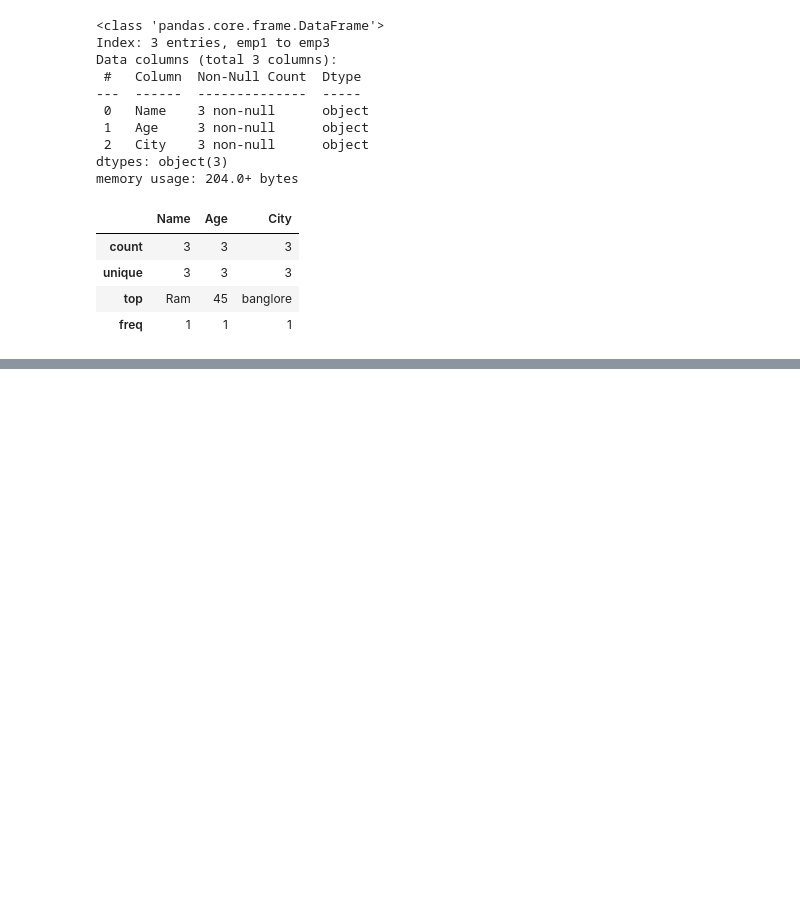
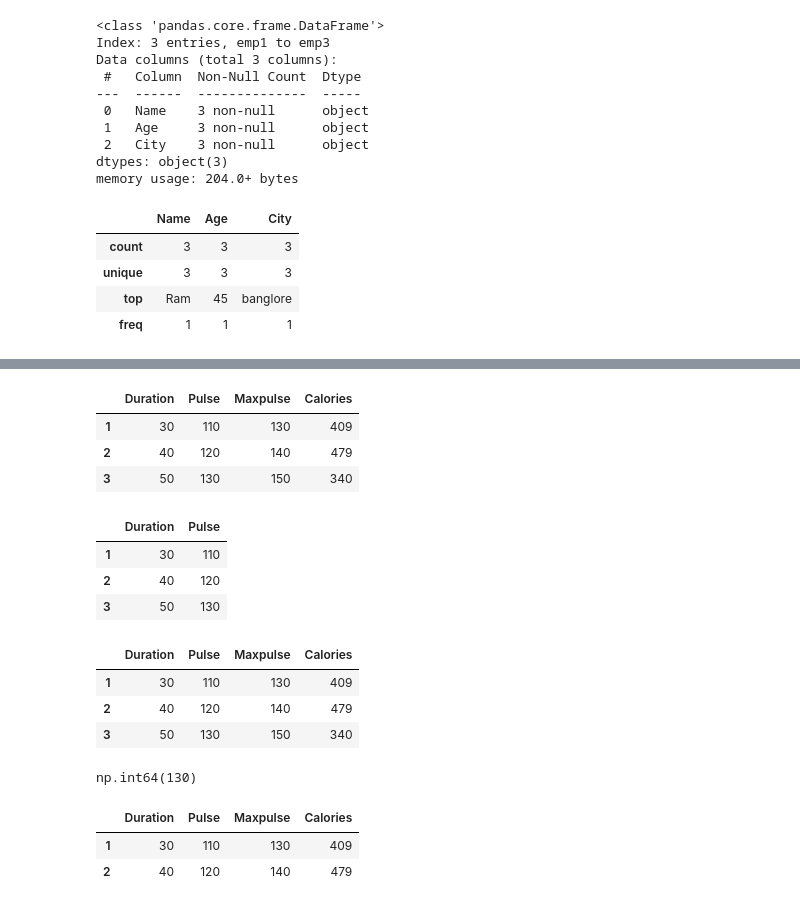
Before and after one commit to ramnagella/Demo, a Jupyter notebook: DA_Day4.ipynb, the cells around one changed output, grey strips where cells are left out. Cells and saved outputs as stored; diff of their text form; code cells hidden in the pictures; blank space fills up the shorter version.

```diff
--- a/DA_Day4.ipynb
+++ b/DA_Day4.ipynb
@@ -288,0 +446,5 @@ max ----day1 to day 30---you will get 35 degrees
+# %%
+import pandas as pd
+df=pd.read_json('sample.json')
+df.index=['value1','value2','value3','value4','value5','vaule6']
+df
@@ -288,0 +485,32 @@ max ----day1 to day 30---you will get 35 degrees
+# %%
+#Slicing
+df.iloc[0:3]
+# %% [output]
+|  | Duration | Pulse | Maxpulse | Calories |
+| 1 | 30 | 110 | 130 | 409 |
+| 2 | 40 | 120 | 140 | 479 |
+| 3 | 50 | 130 | 150 | 340 |
+# %%
+df.iloc[0:3,0:2]
+# %% [output]
+|  | Duration | Pulse |
+| 1 | 30 | 110 |
+| 2 | 40 | 120 |
+| 3 | 50 | 130 |
+# %%
+df.iloc[0:0-2]
+# %% [output]
+|  | Duration | Pulse | Maxpulse | Calories |
+| 1 | 30 | 110 | 130 | 409 |
+| 2 | 40 | 120 | 140 | 479 |
+| 3 | 50 | 130 | 150 | 340 |
+# %%
+df.iloc[0,0-2]
+# %% [output]
+np.int64(130)
+# %%
+df.iloc[0:2,0:4]
+# %% [output]
+|  | Duration | Pulse | Maxpulse | Calories |
+| 1 | 30 | 110 | 130 | 409 |
+| 2 | 40 | 120 | 140 | 479 |
```
Also changed, not shown: parts of 18 cells of this notebook.
